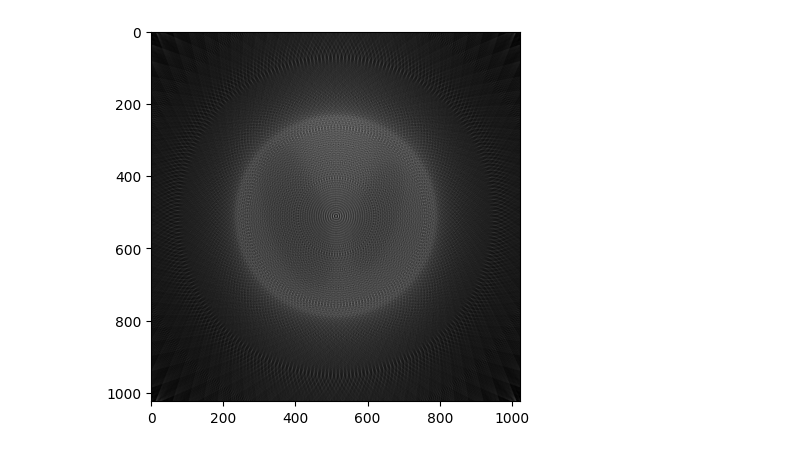
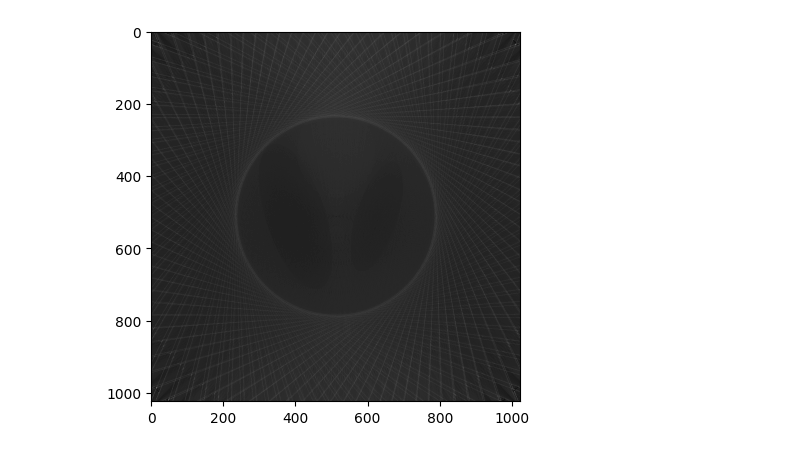
Before and after one commit to anras5/Tomograf, a Jupyter notebook: tomograf.ipynb, the cells around one changed output. Saved outputs shown, nothing was run; the diff lists cells and outputs as text; code cells hidden in the pictures.

```diff
--- a/tomograf.ipynb
+++ b/tomograf.ipynb
@@ -7,7 +8,7 @@ from skimage import color
 # %%
 # Stałe - w końcowym rozwiązaniu trzeba będzie je wyliczyć na podstawie danego obrazka albo dać do ustawienia użytkownikowi
 INTERVAL = (360 / 90) * np.pi / 180  # Co jaki kąt przesuwany jest emitter po okręgu
-DETECTORS_NUMBER = 90  # liczba detektorów
+DETECTORS_NUMBER = 150  # liczba detektorów
 EXTENT = 90 * np.pi / 180  # jaka jest rozpiętość kątowa detectors
 # %%
 sinogram = np.zeros((int(2 * np.pi / INTERVAL), DETECTORS_NUMBER))
@@ -57,20 +58,30 @@ plt.show()
 # %%
+sinogram = filter_h(sinogram)
 result = np.zeros(image.shape)
+normalization_matrix = np.zeros(image.shape)
 # Wyznaczamy obraz końcowy na podstawie powstałego sinogramu
 for i in range(sinogram.shape[0]):
     emitter_coordinates = [int(X + R * np.cos(INTERVAL * i)), int(Y + R * np.sin(INTERVAL * i))]
     for j in range(sinogram.shape[1]):
         detector_angle = INTERVAL * i + np.pi - EXTENT / 2 + j * EXTENT / sinogram.shape[1]
         detector_coordinates = [int(X + R * np.cos(detector_angle)), int(Y + R * np.sin(detector_angle))]
 
         line_points = list(bresenham_algorithm(emitter_coordinates[0], emitter_coordinates[1],
                                            detector_coordinates[0], detector_coordinates[1]))
 
         for point in line_points:
             if 0 <= point[0] < image.shape[0] and 0 <= point[1] < image.shape[1]:
                 result[point[0]][point[1]] += sinogram[i][j]
+                normalization_matrix[point[0]][point[1]] += 1
+
+for x in range(result.shape[0]):
+    for y in range(result.shape[1]):
+        if normalization_matrix[x][y] != 0:
+            result[x][y] = result[x][y] / normalization_matrix[x][y]
+        else:
+            result[x][y] = 0
 
 plt.imshow(result, cmap='gray')
 plt.show()
 # %% [output]
-[figure, old version]
+[figure, new version]
```
Also changed, not shown: parts of 2 cells of this notebook, 1 other file.
